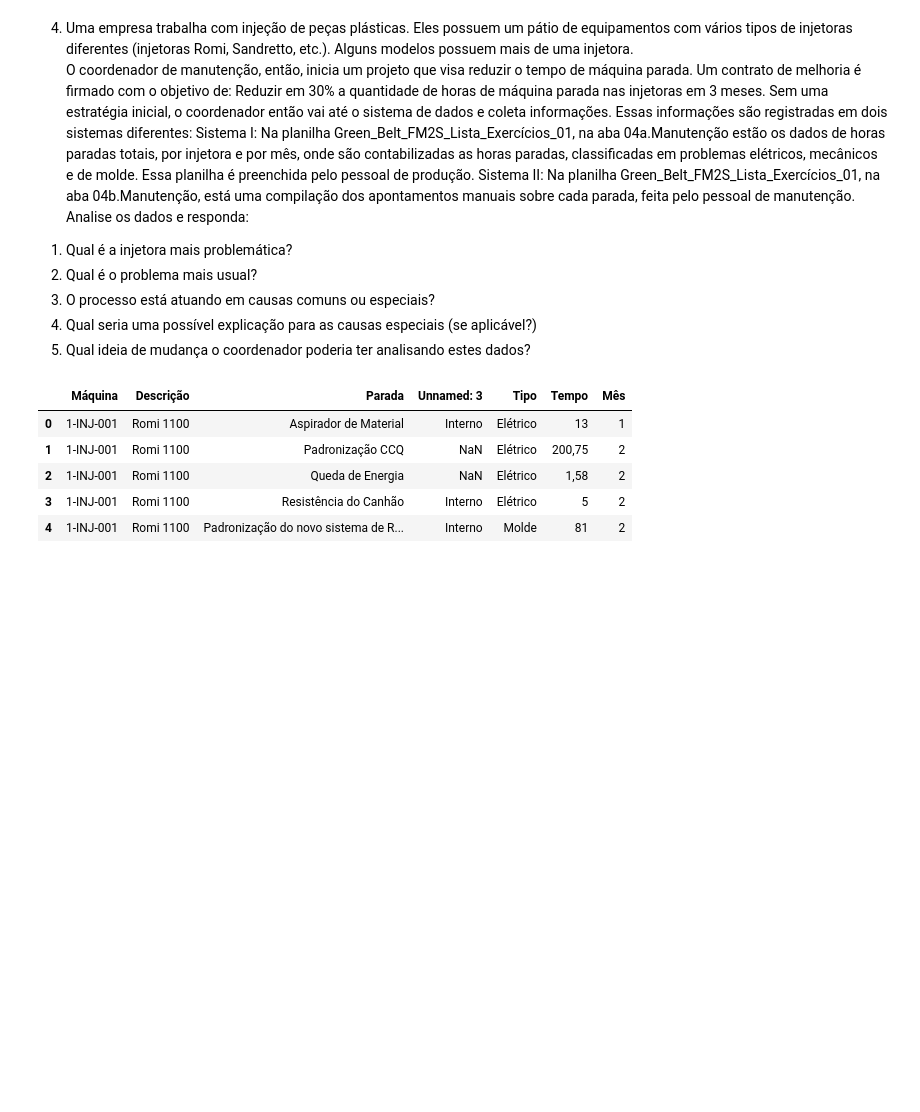
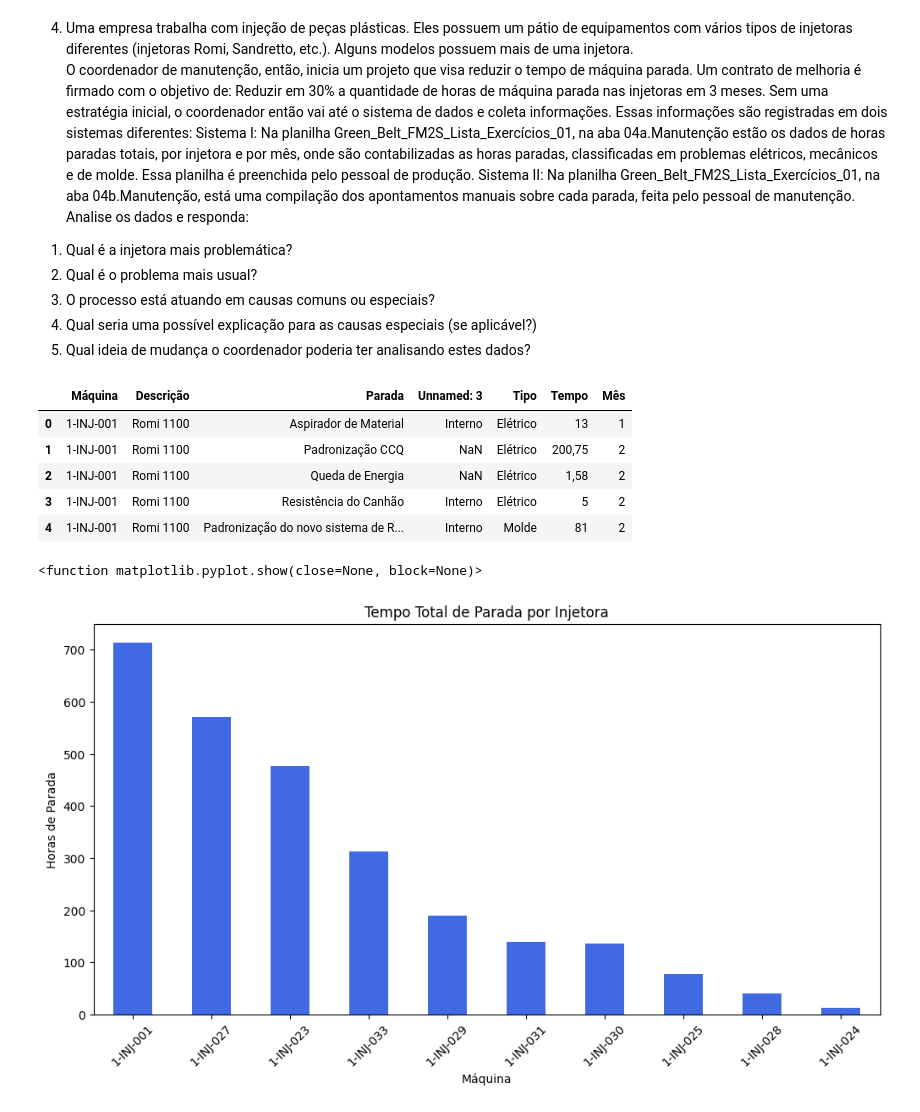
Before and after one commit to moises-rb/Analise_Dados, a Jupyter notebook: Green_Belt/2-Measure/Exercicios/Lista_1/04-manutencao.ipynb, the cells around one changed output. Drawn from its saved outputs; the diff is of its cells as text; code cells hidden in the pictures; blank space fills up the shorter version.

```diff
--- a/Green_Belt/2-Measure/Exercicios/Lista_1/04-manutencao.ipynb
+++ b/Green_Belt/2-Measure/Exercicios/Lista_1/04-manutencao.ipynb
@@ -35,3 +38,23 @@ df.head()
 | 2 | 1-INJ-001 | Romi 1100 | Queda de Energia | NaN | Elétrico | 1,58 | 2 |
 | 3 | 1-INJ-001 | Romi 1100 | Resistência do Canhão | Interno | Elétrico | 5 | 2 |
 | 4 | 1-INJ-001 | Romi 1100 | Padronização do novo sistema de R... | Interno | Molde | 81 | 2 |
+# %%
+# Convertendo valores decimais (substituindo vírgula por ponto)
+df['Tempo'] = df['Tempo'].astype(str).str.replace(',', '.').astype(float)
+
+# Criando coluna de 'Máquina Simplificada' para análise
+df['Máquina Simplificada'] = df['Máquina'].str.extract(r'(1-INJ-\d+)')[0]
+# %%
+# Tempo total de parada por máquina
+paradas_por_maquina = df.groupby('Máquina Simplificada')['Tempo'].sum().sort_values(ascending=False)
+
+plt.figure(figsize=(12,6))
+paradas_por_maquina.plot(kind='bar', color='royalblue')
+plt.title('Tempo Total de Parada por Injetora')
+plt.ylabel('Horas de Parada')
+plt.xlabel('Máquina')
+plt.xticks(rotation=45)
+plt.show
+# %% [output]
+<function matplotlib.pyplot.show(close=None, block=None)>
+[figure, added]
```
Also changed, not shown: parts of 5 cells of this notebook, 14 other files.
